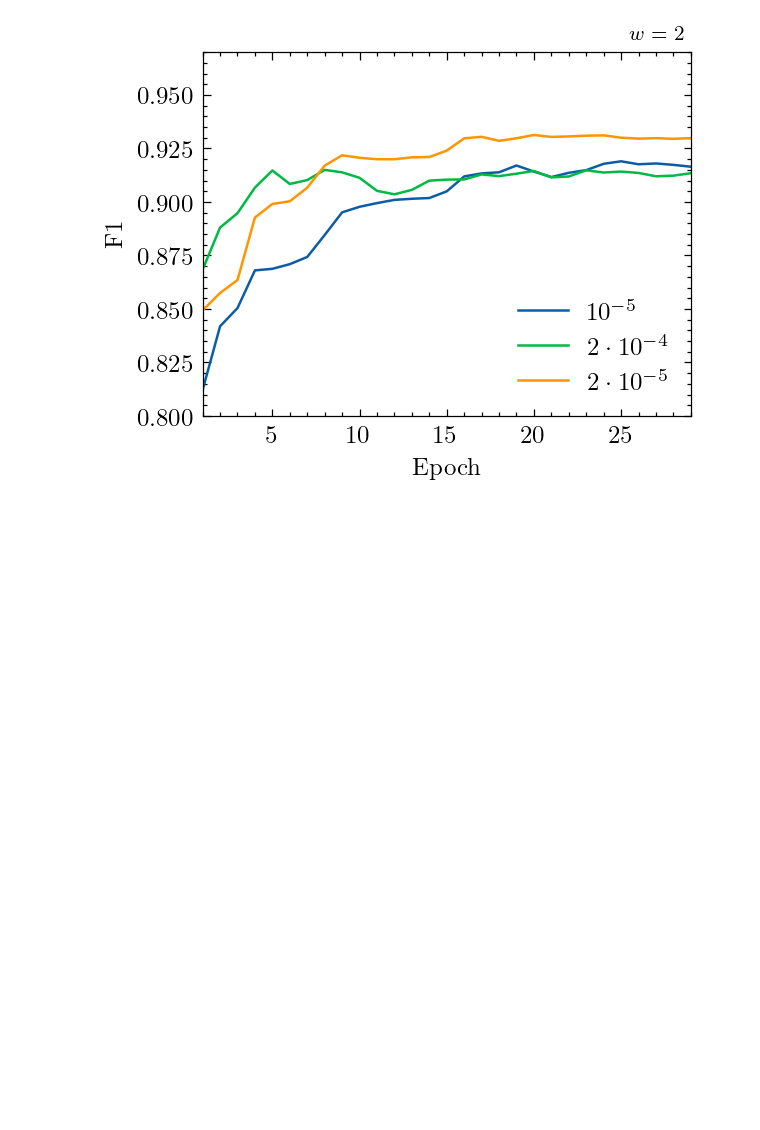
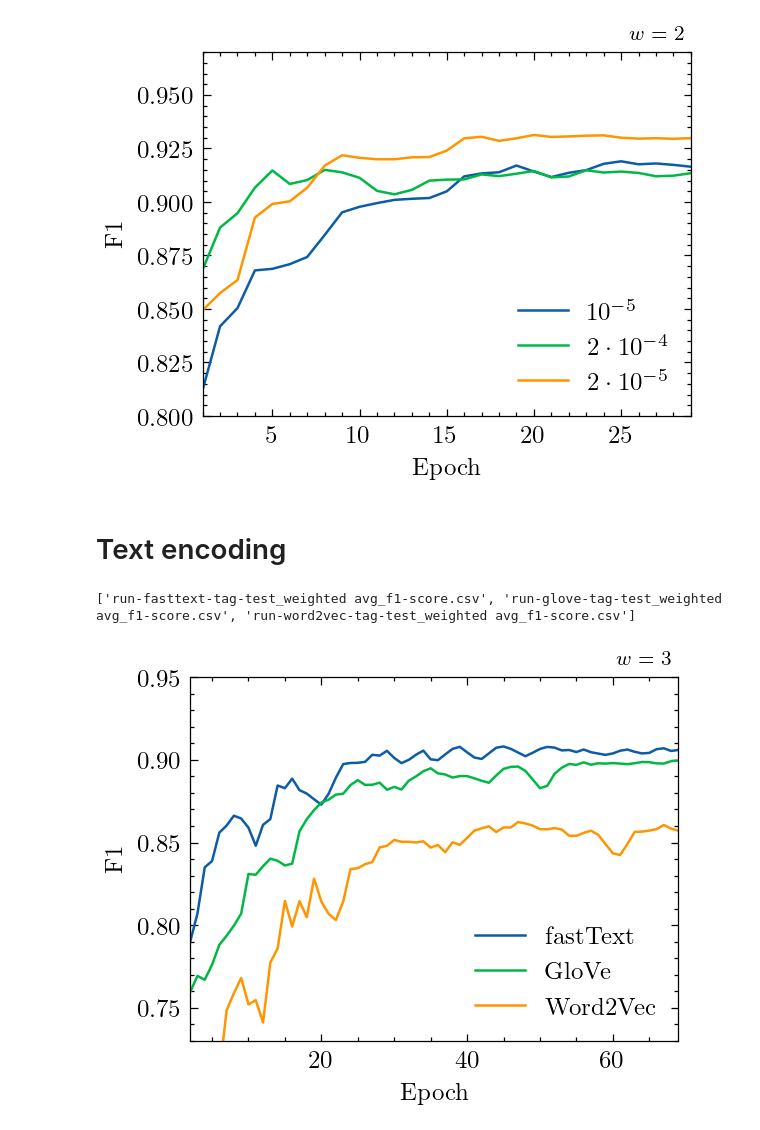
Before and after one commit to antoineedy/NLP-individual-courwework, a Jupyter notebook: generate_plots.ipynb, the cells around one changed output. Cells and saved outputs as stored; diff of their text form; code cells hidden in the pictures; blank space fills up the shorter version.

Commit message:
new plots

```diff
--- a/generate_plots.ipynb
+++ b/generate_plots.ipynb
@@ -104,3 +104,10 @@ myplot('learning_rate/f1', [r'$10^{-5}$', '$2\cdot 10^{-4}$', '$2\cdot 10^{-5}$'
 # %% [output]
 ['run-1e-5-tag-eval_weighted avg_f1-score.csv', 'run-2e-4-tag-eval_weighted avg_f1-score.csv', 'run-2e-5-tag-eval_weighted avg_f1-score.csv']
 [figure]
+# %% [markdown]
+# Text encoding
+# %%
+myplot('vectorization/f1', ['fastText', 'GloVe', 'Word2Vec'], ylabel='F1', xlims = [0, 69], ylims=[0.73, 0.95], window = 3)
+# %% [output]
+['run-fasttext-tag-test_weighted avg_f1-score.csv', 'run-glove-tag-test_weighted avg_f1-score.csv', 'run-word2vec-tag-test_weighted avg_f1-score.csv']
+[figure, added]
```
Also changed, not shown: parts of 2 cells of this notebook, 9 other files.
